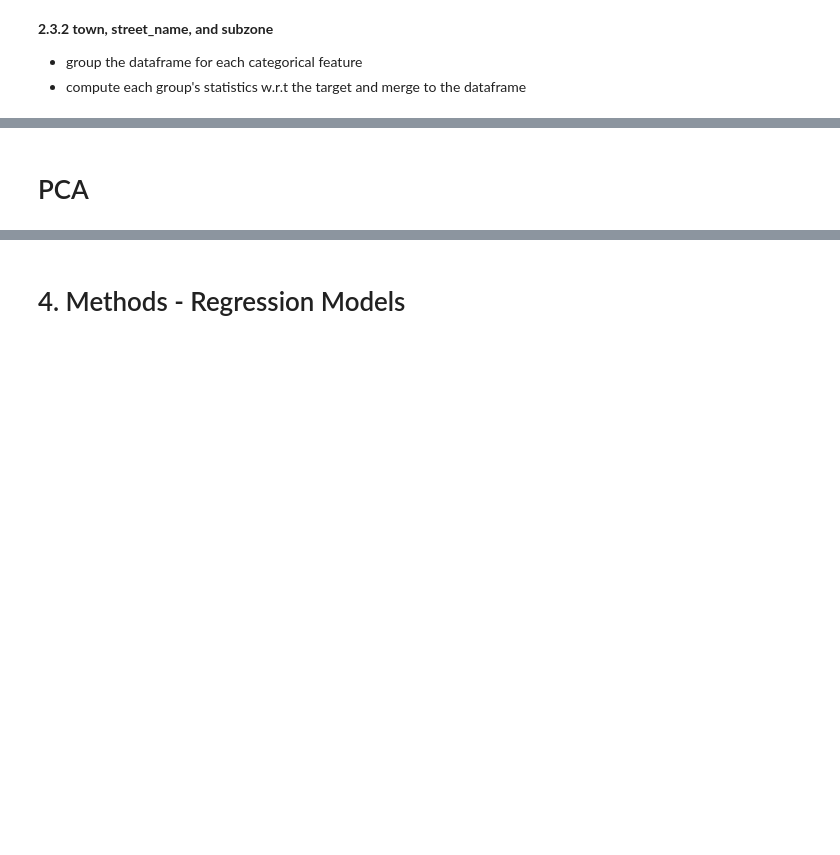
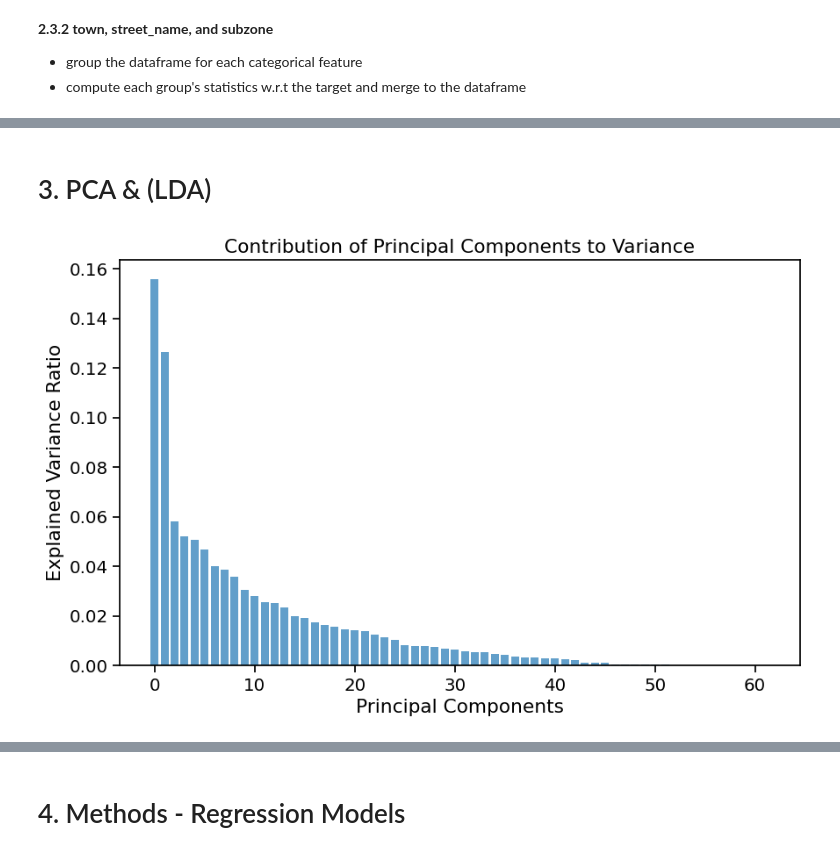
Before and after one commit to Guiltylife/CS5228-Team31-Project, a Jupyter notebook: cs5228-team31.ipynb, the cells around one changed output, grey strips where cells are left out. Drawn from its saved outputs; the diff is of its cells as text; code cells hidden in the pictures; blank space fills up the shorter version.

```diff
--- a/cs5228-team31.ipynb
+++ b/cs5228-team31.ipynb
@@ -736,2 +957,2 @@ test_data.head()
 # %% [markdown]
-# PCA
+# 3. PCA & (LDA)
@@ -752,0 +959,31 @@ test_data.head()
+# %%
+train_data.dropna(inplace=True)
+test_data.dropna(inplace=True)
+# %%
+import pandas as pd
+import matplotlib.pyplot as plt
+from sklearn.decomposition import PCA
+from sklearn.preprocessing import StandardScaler
+
+# Assuming train_data is your dataset
+
+# 1. Standardize the data
+scaler = StandardScaler()
+train_data_standardized = scaler.fit_transform(train_data)
+
+# 2. Perform PCA
+pca = PCA()
+pca_result = pca.fit(train_data_standardized)
+
+# 3. Calculate the explained variance ratio for each feature
+explained_variance_ratio = pca_result.explained_variance_ratio_
+
+# Plotting the explained variance ratio
+plt.figure(figsize=(10, 6))
+plt.bar(range(len(explained_variance_ratio)), explained_variance_ratio, alpha=0.7, align='center')
+plt.ylabel('Explained Variance Ratio')
+plt.xlabel('Principal Components')
+plt.title('Contribution of Principal Components to Variance')
+plt.show()
+# %% [output]
+[figure, added]
```
Also changed, not shown: parts of 35 cells of this notebook.
